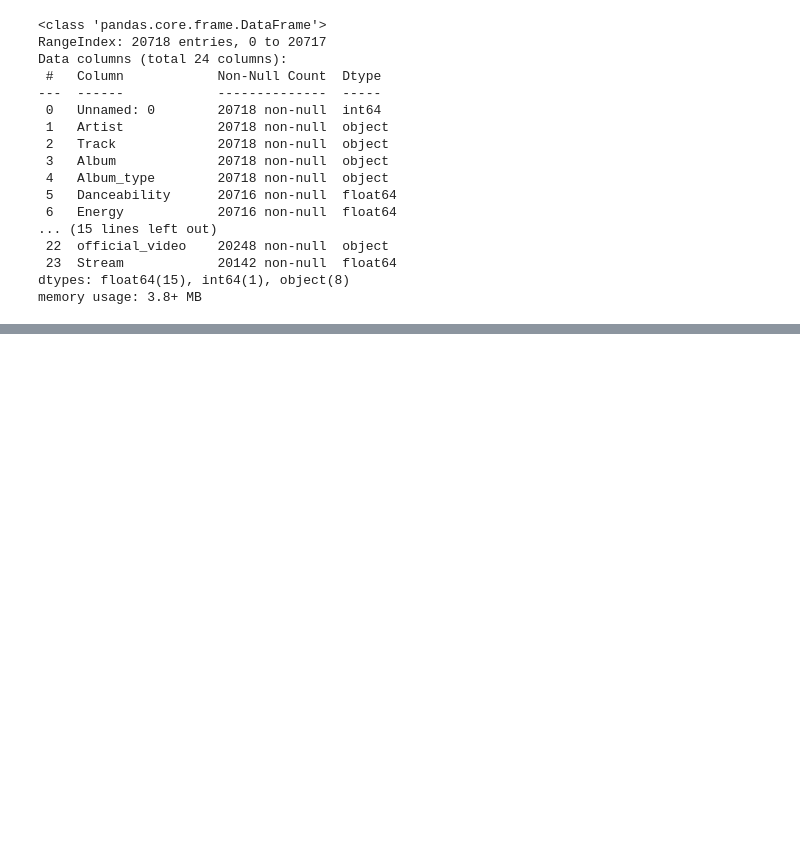
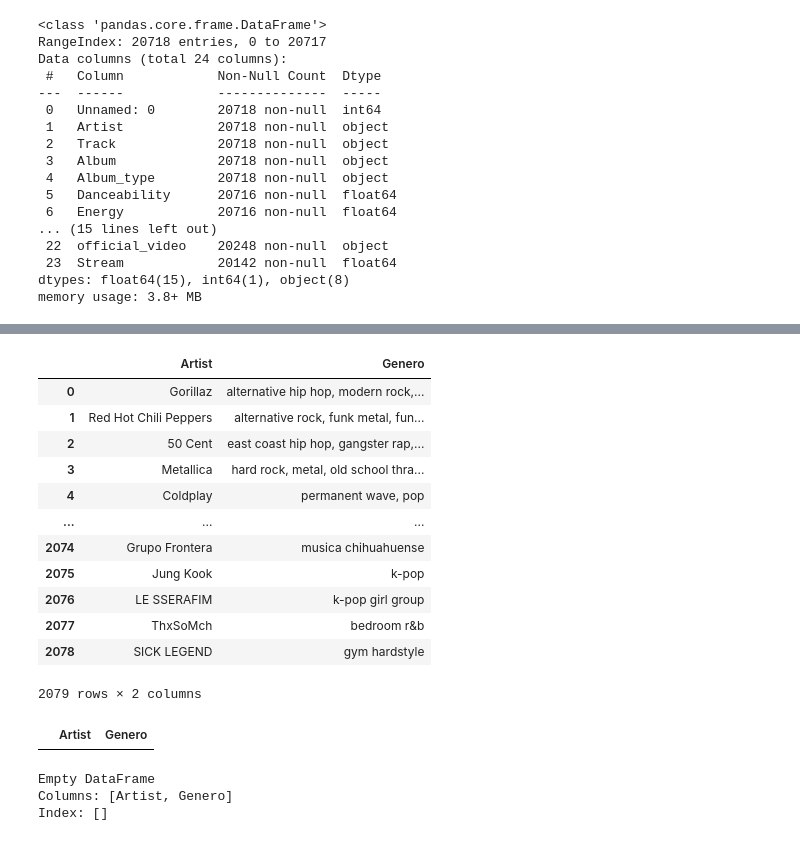
Before and after one commit to jjmoras1/DS2_Preentrega01, a Jupyter notebook: 01_Preparacion_Data.ipynb, the cells around one changed output, grey strips where cells are left out. Cells and saved outputs as stored; diff of their text form; code cells hidden in the pictures; blank space fills up the shorter version.

```diff
--- a/01_Preparacion_Data.ipynb
+++ b/01_Preparacion_Data.ipynb
@@ -150,0 +220,72 @@ df.to_csv("Youtube_Spotify2.csv", index=False)
+# %%
+def obtener_genero_musical(nombre_artista):
+    """
+    Obtiene el género más representativo de un artista utilizando la API de Spotify.
+
+    :param nombre_artista: Nombre del artista (str)
+    :return: Género más representativo del artista o mensaje de error (str)
+    """
+    # Credenciales de cliente para autenticación en Spotify
+    client_id = 'ca75f13f0dd54ce3992b9cfd16234307'
+    client_secret = '396fae6eae2a47fd8e3beeaad315c80b'
+
+    # Manejo de autenticación con Spotipy
+    client_credentials_manager = SpotifyClientCredentials(client_id=client_id, client_secret=client_secret)
+    sp = spotipy.Spotify(client_credentials_manager=client_credentials_manager)
+
+    try:
+        # Buscar al artista por nombre
+        result = sp.search(q='artist:' + nombre_artista, type='artist')
+
+        # Verificar si se encontraron resultados
+        if not result['artists']['items']:
+            return "Artista no encontrado"
+
+        # Obtener el ID del primer resultado del artista
+        artist_id = result['artists']['items'][0]['id']
+
+        # Obtener detalles del artista
+        artist_info = sp.artist(artist_id)
+
+        # Extraer los géneros asociados
+        genres = artist_info['genres']
+        if genres:
+            return ', '.join(genres)  # Combinar géneros en una sola cadena
+        else:
+            return "Género no disponible"
+
+    except Exception as e:
+        # Manejar errores inesperados
+        return f"Error al obtener género: {e}"
+# %%
+df_Artistas['Genero'] = df_Artistas['Artist'].apply(lambda x: obtener_genero_musical(x.lower()))
+# %%
+df_Artistas
+# %% [output]
+|  | Artist | Genero |
+| 0 | Gorillaz | alternative hip hop, modern rock,... |
+| 1 | Red Hot Chili Peppers | alternative rock, funk metal, fun... |
+| 2 | 50 Cent | east coast hip hop, gangster rap,... |
+| 3 | Metallica | hard rock, metal, old school thra... |
+| 4 | Coldplay | permanent wave, pop |
+| ... | ... | ... |
+| 2074 | Grupo Frontera | musica chihuahuense |
+| 2075 | Jung Kook | k-pop |
+| 2076 | LE SSERAFIM | k-pop girl group |
+| 2077 | ThxSoMch | bedroom r&b |
+| 2078 | SICK LEGEND | gym hardstyle |
+2079 rows × 2 columns
+# %%
+df_Artistas[df_Artistas['Genero']=="Género no disponible"]
+# %% [output]
+|  | Artist | Genero |
+# %%
+# Filtrar filas donde 'Genero' contiene la palabra "error" (sin importar mayúsculas/minúsculas)
+errores = df_Artistas[df_Artistas['Genero'].str.contains("error", case=False, na=False)]
+
+# Mostrar las filas que contienen la palabra "error"
+print(errores)
+# %% [output]
+Empty DataFrame
+Columns: [Artist, Genero]
+Index: []
```
Also changed, not shown: parts of 35 cells of this notebook, 1 other file.
